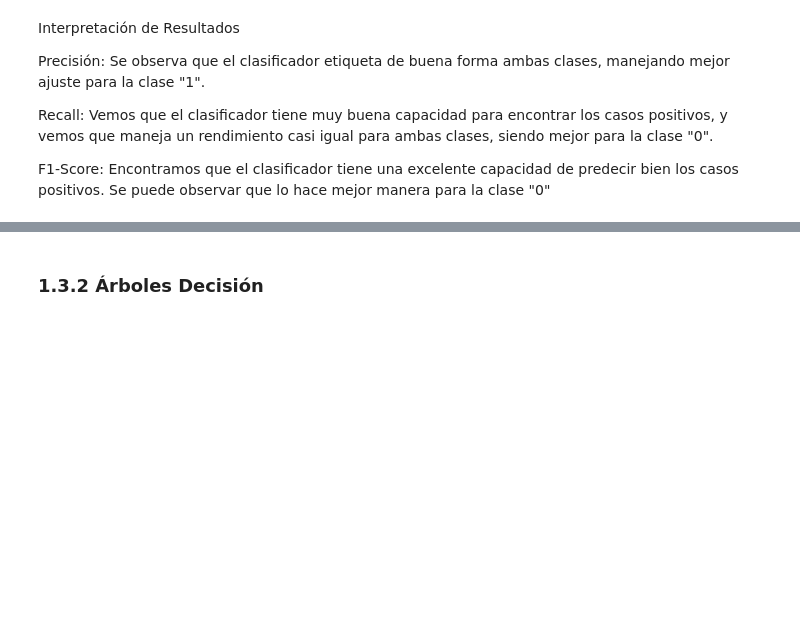
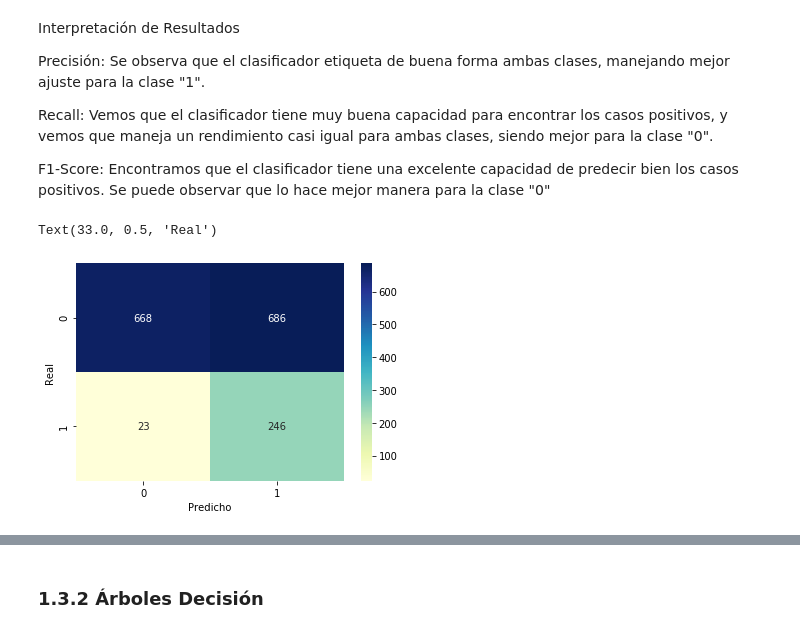
Before and after one commit to santyarboleda/Reconocimiento-de-Patrones, a Jupyter notebook: Competencia_RP.ipynb, the cells around one changed output, grey strips where cells are left out. Cells and saved outputs as stored; diff of their text form; code cells hidden in the pictures; blank space fills up the shorter version.

```diff
--- a/Competencia_RP.ipynb
+++ b/Competencia_RP.ipynb
@@ -309,3 +310,14 @@ Precisión: Se observa que el clasificador etiqueta de buena forma ambas clases,
 Recall: Vemos que el clasificador tiene muy buena capacidad para encontrar los casos positivos, y vemos que maneja un rendimiento casi igual para ambas clases, siendo mejor para la clase "0".
 
 F1-Score: Encontramos que el clasificador tiene una excelente capacidad de predecir bien los casos positivos. Se puede observar que lo hace mejor manera para la clase "0"
+# %%
+# Revisamos con la data de validación
+predict = clf.predict(data_val_x)
+ax = sns.heatmap(confusion_matrix(y2, predict), annot=True, fmt='', cmap = 'YlGnBu')
+bottom, top = ax.get_ylim()
+#ax.set_ylim(bottom + 0.5, top - 0.5)
+plt.xlabel('Predicho')
+plt.ylabel('Real')
+# %% [output]
+Text(33.0, 0.5, 'Real')
+[figure, added]
```
Also changed, not shown: parts of 22 cells of this notebook.
